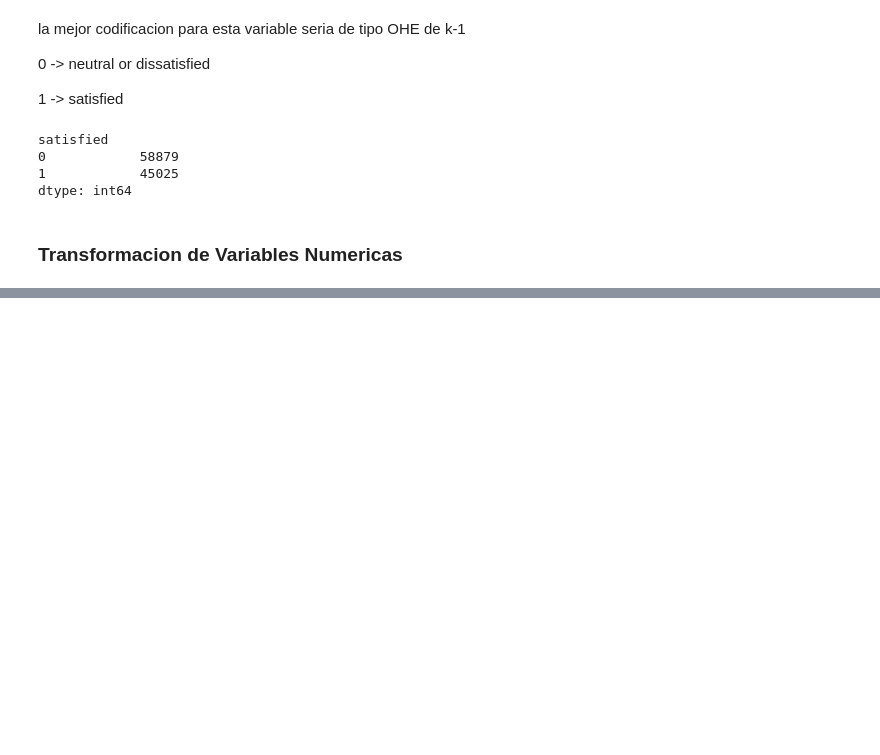
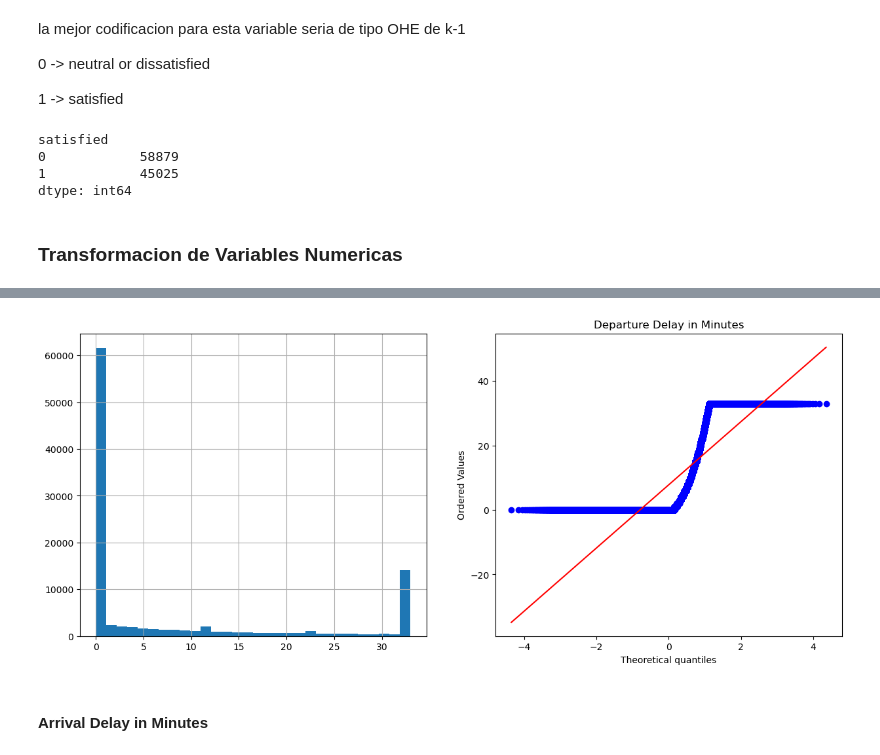
Before and after one commit to am23006810/StatisticalLearningI-ProyectoFinal, a Jupyter notebook: proyectofinal.ipynb, the cells around one changed output, grey strips where cells are left out. Cells and saved outputs as stored; diff of their text form; code cells hidden in the pictures; blank space fills up the shorter version.

```diff
--- a/proyectofinal.ipynb
+++ b/proyectofinal.ipynb
@@ -414,7 +414,7 @@ def plot_density_qq(dataset, col):
      plt.title(col)
      plt.show()
 # %%
-for col in X_train.columns:
+for col in cont_wo_id:
     plot_density_qq(X_train,col)
 # %% [output]
 [figure]
@@ -432,0 +430,12 @@ for col in X_train.columns:
+# %%
+def detectOutliersLimits(dataset, col):
+     '''
+     Descripción: Calcula los limites superiores e inferiores para detección de outliers.
+     Input: dataset-> pandas dataframe, col -> string nombre de columna
+     Output: tupla de floats con los limites superior e inferior
+     '''
+     IQR = dataset[col].quantile(0.75) - dataset[col].quantile(0.25)
+     LI =  dataset[col].quantile(0.25) - (IQR*1.75)
+     LS = dataset[col].quantile(0.75) + (IQR*1.75)
+
+     return LI, LS
@@ -432,0 +444,10 @@ for col in X_train.columns:
+# %%
+LI, LS = detectOutliersLimits(X_train, 'Departure Delay in Minutes')
+
+X_train['Departure Delay in Minutes'] = np.where(X_train['Departure Delay in Minutes']  > LS, LS,
+                                        np.where(X_train['Departure Delay in Minutes']  < LI, LI,
+                                        X_train['Departure Delay in Minutes'] ))
+
+X_test['Departure Delay in Minutes'] =  np.where(X_test['Departure Delay in Minutes']  > LS, LS,
+                                        np.where(X_test['Departure Delay in Minutes']  < LI, LI,
+                                        X_test['Departure Delay in Minutes'] ))
@@ -432,0 +465,6 @@ for col in X_train.columns:
+# %%
+plot_density_qq(X_train,'Departure Delay in Minutes')
+# %% [output]
+[figure, added]
+# %% [markdown]
+#### Arrival Delay in Minutes
```
Also changed, not shown: parts of 12 cells of this notebook.
